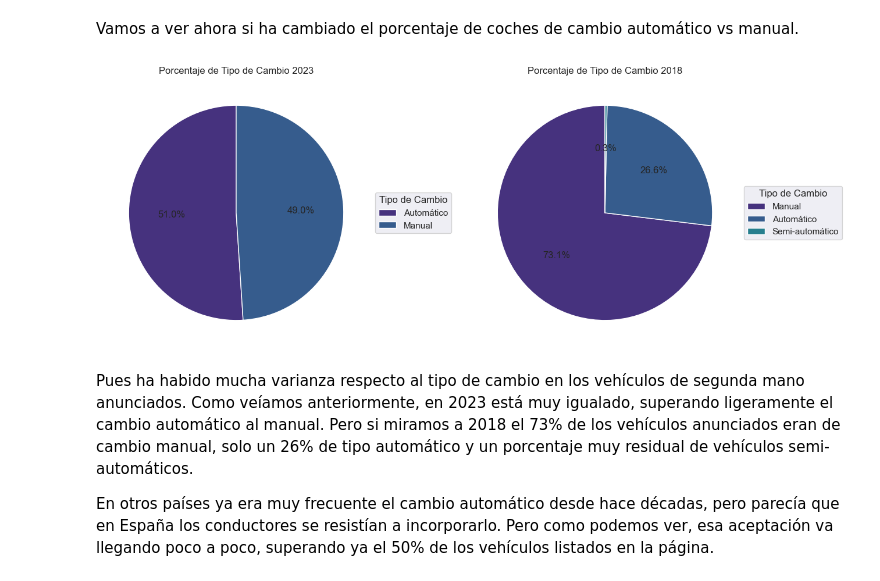
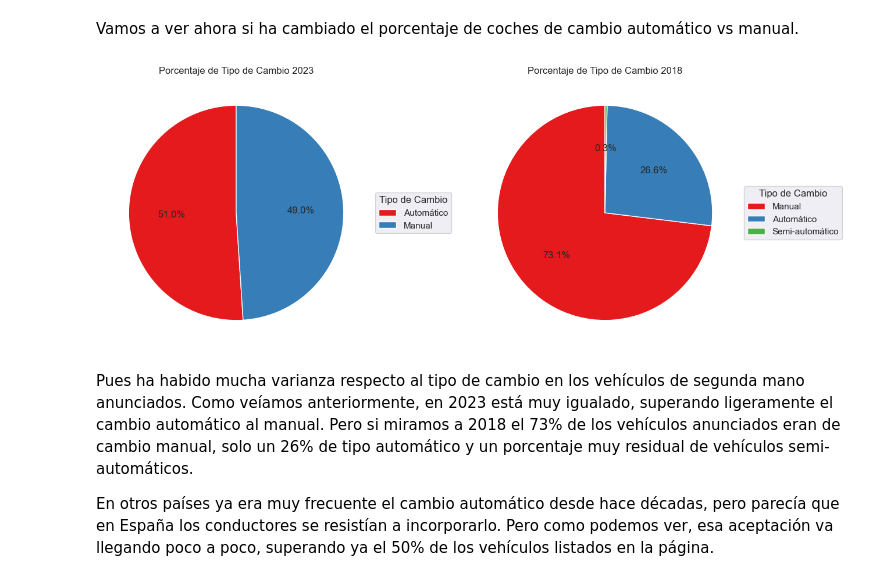
Before and after one commit to maribelseara/proyecto_final_ds, a Jupyter notebook: EDA.ipynb, the cells around one changed output. Cells and saved outputs as stored; diff of their text form; code cells hidden in the pictures.

```diff
--- a/EDA.ipynb
+++ b/EDA.ipynb
@@ -848,19 +880,19 @@ Vamos a ver ahora si ha cambiado el porcentaje de coches de cambio automático v
 # %%
 plt.subplot(1, 2, 1)
 porcentaje_tipo_cambio = df['Tipo de cambio'].value_counts(normalize=True) * 100
-plt.pie(porcentaje_tipo_cambio, autopct='%1.1f%%', colors=sns.color_palette('viridis'), startangle=90)
+plt.pie(porcentaje_tipo_cambio, autopct='%1.1f%%', colors=sns.color_palette('Set1'), startangle=90)
 plt.title('Porcentaje de Tipo de Cambio 2023')
 plt.legend(porcentaje_tipo_cambio.index, title='Tipo de Cambio', loc='center left', bbox_to_anchor=(1, 0.5))
 
 plt.subplot(1,2,2)
 porcentaje_tipo_cambio_2018 = df_2018['gear_type'].value_counts(normalize=True) * 100
-plt.pie(porcentaje_tipo_cambio_2018, autopct='%1.1f%%', colors=sns.color_palette('viridis'), startangle=90)
+plt.pie(porcentaje_tipo_cambio_2018, autopct='%1.1f%%', colors=sns.color_palette('Set1'), startangle=90)
 plt.title('Porcentaje de Tipo de Cambio 2018')
 plt.legend(porcentaje_tipo_cambio_2018.index, title='Tipo de Cambio', loc='center left', bbox_to_anchor=(1, 0.5))
 plt.savefig('graphs\\tipo_cambio_vs_2018.png')
 plt.show()
 # %% [output]
-[figure, old version]
+[figure, new version]
 # %% [markdown]
 Pues ha habido mucha varianza respecto al tipo de cambio en los vehículos de segunda mano anunciados. Como veíamos anteriormente, en 2023 está muy igualado, superando ligeramente el cambio automático al manual. Pero si miramos a 2018 el 73% de los vehículos anunciados eran de cambio manual, solo un 26% de tipo automático y un porcentaje muy residual de vehículos semi-automáticos.
 
```
Also changed, not shown: parts of 19 cells of this notebook, 13 other files.
